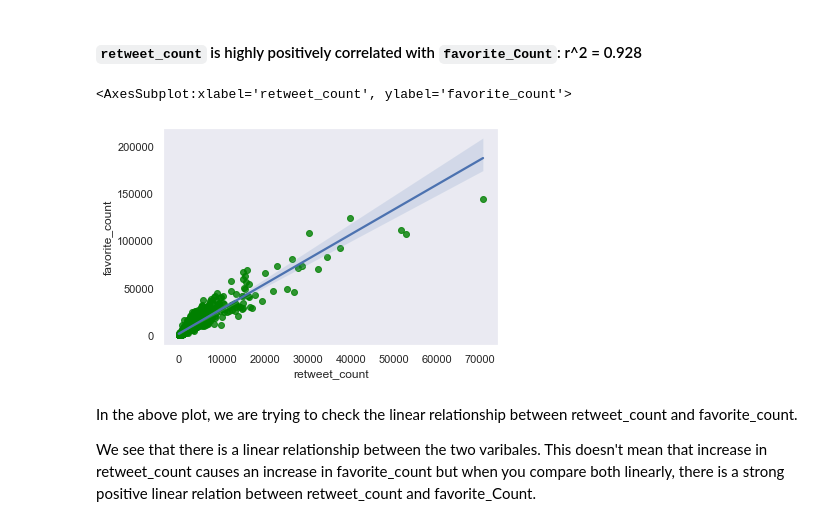
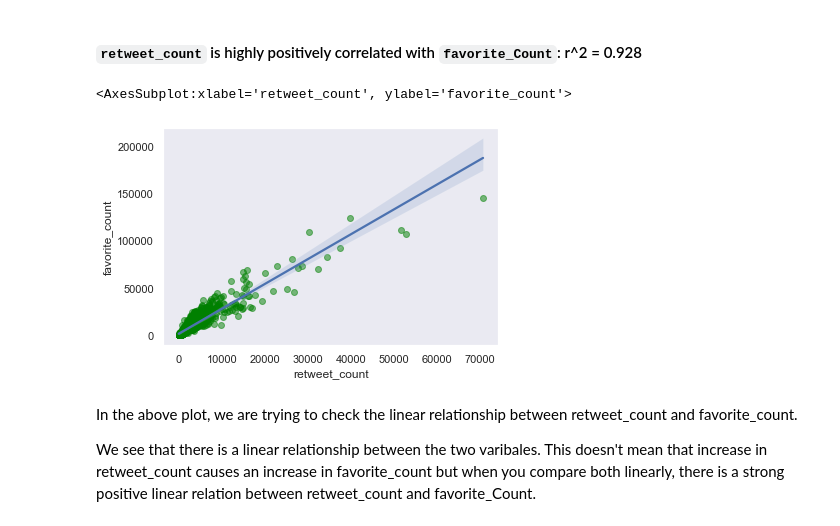
Before and after one commit to Chisomnwa/Twitter-Data-Wrangling-Project, a Jupyter notebook: wrangle_act.ipynb, the cells around one changed output. Drawn from its saved outputs; the diff is of its cells as text; code cells hidden in the pictures.

Commit message:
Enabled better visualization in the scatter plot by making the dots transparent.

```diff
--- a/wrangle_act.ipynb
+++ b/wrangle_act.ipynb
@@ -1427,10 +1427,10 @@ data.corr(method='pearson')
 #### `retweet_count` is highly positively correlated with `favorite_Count`: r^2 = 0.928
 # %%
 sns.set_style('dark')
-sns.regplot(data.retweet_count, data.favorite_count, scatter_kws = {'color': 'Green'})
+sns.regplot(data.retweet_count, data.favorite_count, scatter_kws = {'color': 'Green', 'alpha': 0.5})
 # %% [output]
 <AxesSubplot:xlabel='retweet_count', ylabel='favorite_count'>
-[figure, old version]
+[figure, new version]
 # %% [markdown]
 In the above plot, we are trying to check the linear relationship between retweet_count and favorite_count.
 
```
Also changed, not shown: parts of 16 cells of this notebook, 2 other files.
